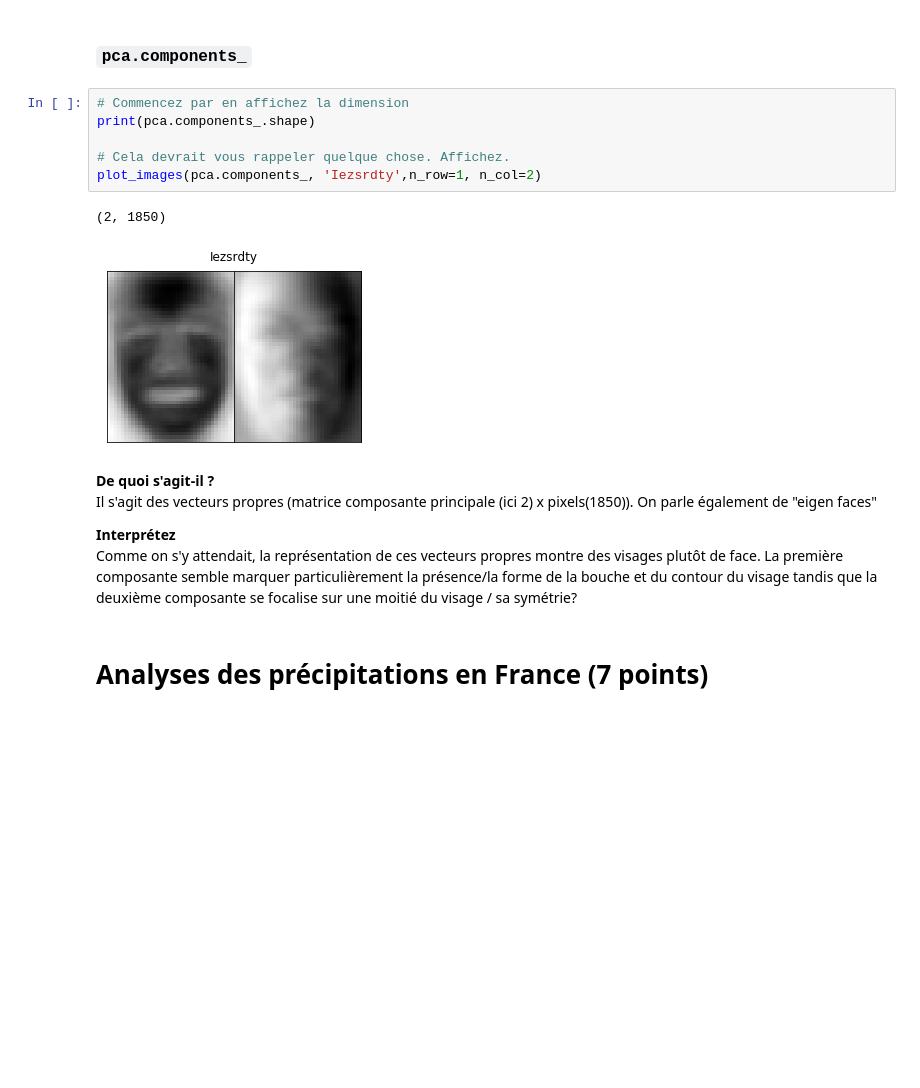
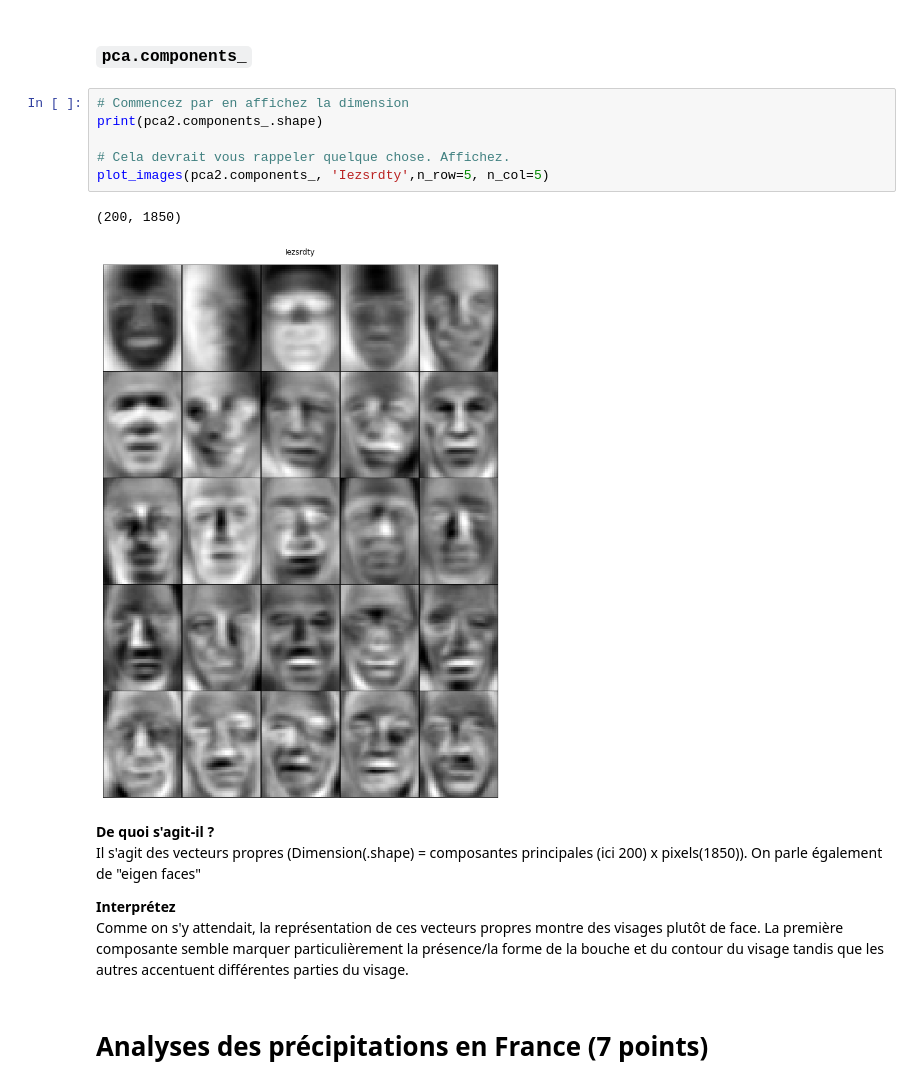
Before and after one commit to campusplage/compte-rendus-brun-franc, a Jupyter notebook: TP2_sklearn.ipynb, the cells around one changed output. Drawn from its saved outputs; the diff is of its cells as text; blank space fills up the shorter version.

```diff
--- a/TP2_sklearn.ipynb
+++ b/TP2_sklearn.ipynb
@@ -393,20 +403,20 @@ La première composante explique donc 27% de l'information permettant de classer
 ### `pca.components_`
 # %%
 # Commencez par en affichez la dimension
-print(pca.components_.shape)
+print(pca2.components_.shape)
 
 # Cela devrait vous rappeler quelque chose. Affichez.
-plot_images(pca.components_, 'Iezsrdty',n_row=1, n_col=2)
+plot_images(pca2.components_, 'Iezsrdty',n_row=5, n_col=5)
 # %% [output]
-(2, 1850)
+(200, 1850)
-[figure, old version]
+[figure, new version]
 # %% [markdown]
 __De quoi s'agit-il ?__
-Il s'agit des vecteurs propres (matrice composante principale (ici 2) x pixels(1850)).
+Il s'agit des vecteurs propres (Dimension(.shape) = composantes principales (ici 200) x pixels(1850)).
 On parle également de "eigen faces"
 
 __Interprétez__
-Comme on s'y attendait, la représentation de ces vecteurs propres montre des visages plutôt de face. La première composante semble marquer particulièrement la présence/la forme de la bouche et du contour du visage tandis que la deuxième composante  se focalise sur une moitié du visage / sa symétrie?
+Comme on s'y attendait, la représentation de ces vecteurs propres montre des visages plutôt de face. La première composante semble marquer particulièrement la présence/la forme de la bouche et du contour du visage tandis que les autres accentuent différentes parties du visage.
 # %% [markdown]
 # Analyses des précipitations en France (7 points)
 # %% [markdown]
```
Also changed, not shown: parts of 11 cells of this notebook.
